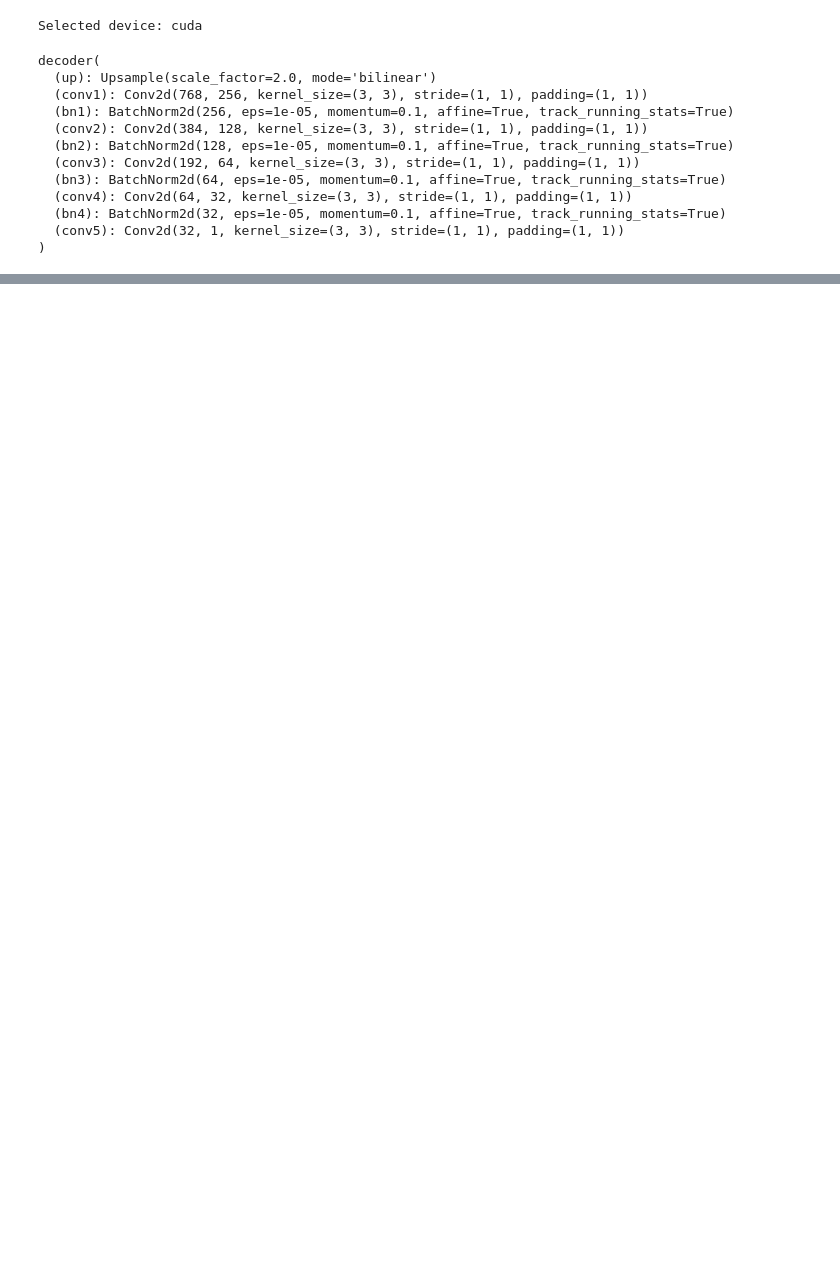
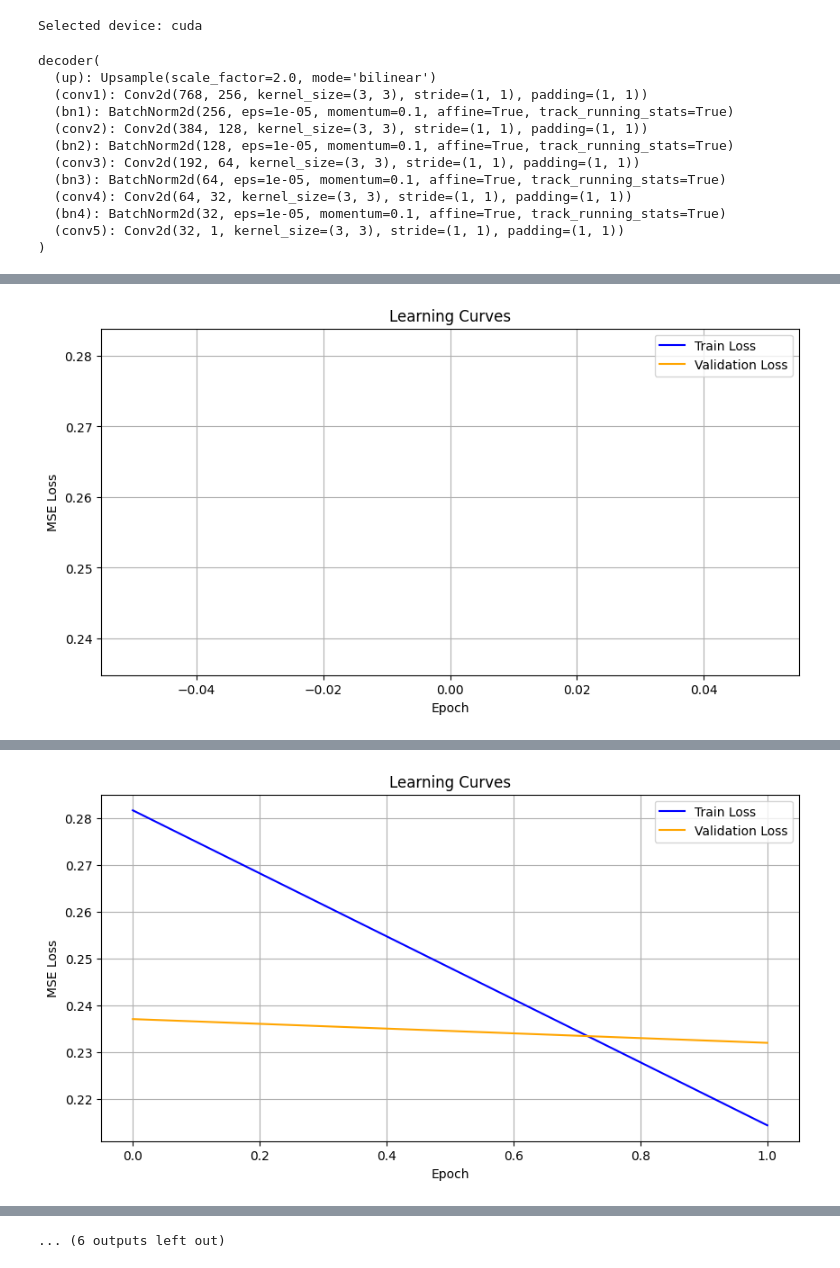
Before and after one commit to Martinioini/SaliencyNet, a Jupyter notebook: ProgDL.ipynb, the cells around one changed output, grey strips where cells are left out. Cells and saved outputs as stored; diff of their text form; code cells hidden in the pictures; blank space fills up the shorter version.

```diff
--- a/ProgDL.ipynb
+++ b/ProgDL.ipynb
@@ -280,7 +280,6 @@ class decoder(nn.Module):
 
     x = self.up(x)
     x = self.conv5(x)
-    x = torch.sigmoid(x)
 
     return x
 
@@ -314,9 +313,9 @@ tensor([[[[0.4981, 0.5342, 0.5412,  ..., 0.4985, 0.5093, 0.4961],
 image_encoder = encoder()
 image_decoder = decoder()
 
-loss_fn = torch.nn.MSELoss()
+loss_fn = torch.nn.BCEWithLogitsLoss()
 
-lr = 5e-4
+lr = 1e-4
 
 params_to_optimize = [
     {'params': image_encoder.parameters()},
@@ -369,34 +368,28 @@ def train_epoch(encoder, decoder, device, dataloader, loss_fn, optimizer):
     losses = np.mean(losses)
     return losses
 # %%
-# Testing function
 def test_epoch(encoder, decoder, device, dataloader, loss_fn):
-
     encoder.eval()
     decoder.eval()
+    val_losses = []
+
     with torch.no_grad():
-
-        conc_out = []
-        conc_label = []
         for image_batch, image_map_batch in dataloader:
-
             image_batch = image_batch.to(device)
             image_map_batch = image_map_batch.to(device)
 
             c1, c2, c3, c4 = encoder(image_batch)
-
             decoded_data = decoder(c1, c2, c3, c4)
 
-            conc_out.append(decoded_data.cpu())
-            conc_label.append(image_map_batch.cpu())
+            loss = loss_fn(decoded_data, image_map_batch)
+            val_losses.append(loss.item())
 
-        conc_out = torch.cat(conc_out)
-        conc_label = torch.cat(conc_label)
-
-        val_loss = loss_fn(conc_out, conc_label)
-    return val_loss.data
+    return np.mean(val_losses)
 # %%
 num_epochs = 50
+train_loss_history = []
+val_loss_history = []
+
 for epoch in range(num_epochs):
     print('EPOCH %d/%d' % (epoch + 1, num_epochs))
     ### Training (use the training function)
@@ -416,7 +409,20 @@ for epoch in range(num_epochs):
         device=device,
         dataloader=val_loader,
         loss_fn=loss_fn)
-    # Print Validationloss
+
+    # Print Validation curves
     print(f'VALIDATION - EPOCH {epoch+1}/{num_epochs} - loss: {val_loss}\n')
+    train_loss_history.append(train_loss)
+    val_loss_history.append(val_loss)
+
+    plt.figure(figsize=(10, 5))
+    plt.plot(train_loss_history, label='Train Loss', color='blue')
+    plt.plot(val_loss_history, label='Validation Loss', color='orange')
+    plt.title('Learning Curves')
+    plt.xlabel('Epoch')
+    plt.ylabel('MSE Loss')
+    plt.legend()
+    plt.grid(True)
+    plt.show()
 # %% [output]
 EPOCH 1/50
@@ -422,0 +431 @@ EPOCH 1/50
+[figure, added]
@@ -422,0 +435 @@ EPOCH 1/50
+[figure, added]
@@ -422,0 +452 @@ EPOCH 1/50
+... (6 outputs left out)
```
Also changed, not shown: parts of 2 cells of this notebook, 1 other file.
